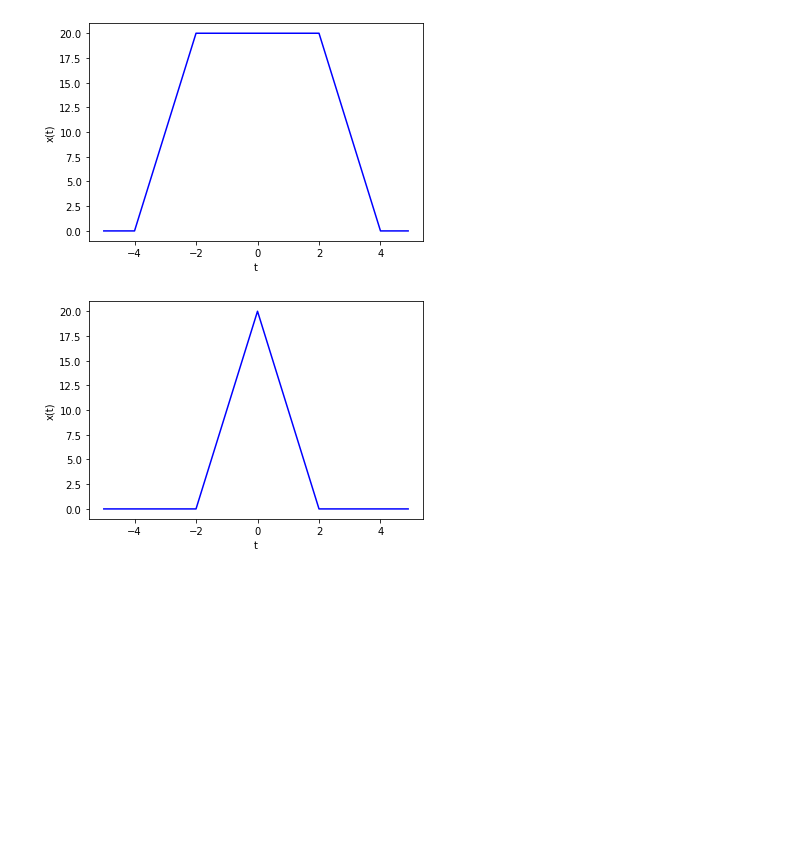
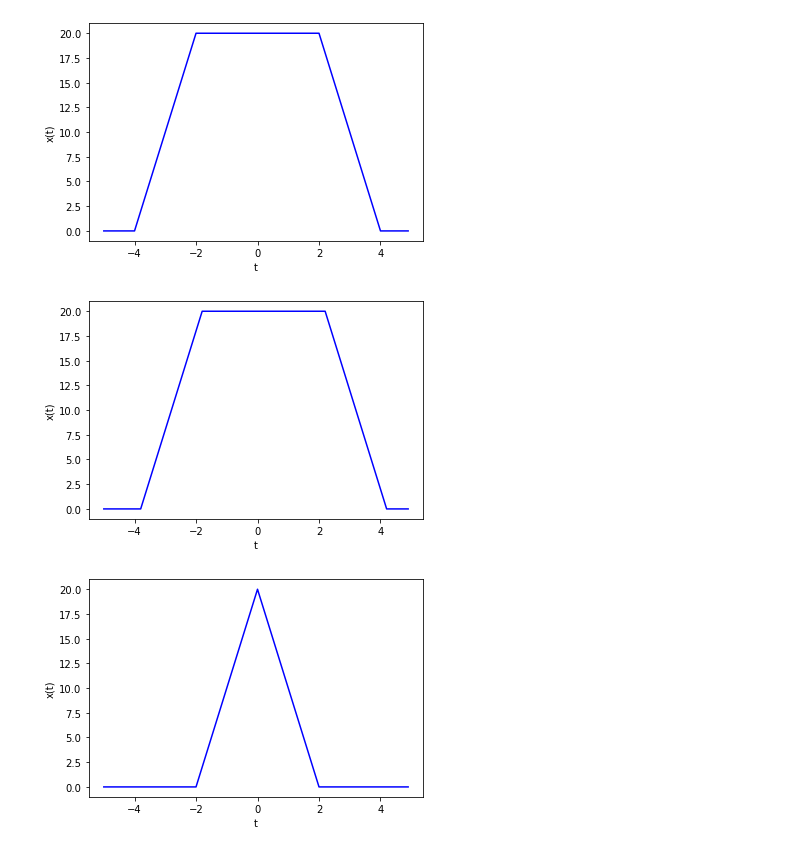
Before and after one commit to hoseinlook/signals_and_systems_hws, a Jupyter notebook: hw2/HW2_signals_and_systems.ipynb, the cells around one changed output. Saved outputs shown, nothing was run; the diff lists cells and outputs as text; code cells hidden in the pictures; blank space fills up the shorter version.

```diff
--- a/hw2/HW2_signals_and_systems.ipynb
+++ b/hw2/HW2_signals_and_systems.ipynb
@@ -89,6 +97,12 @@ y_t= convolution_ct(t,x,h)
 plot_ct_signal(t, y_t)
 # %% [output]
 [figure]
+# %%
+
+y_t= np.convolve(x(t),h(t),"same")
+plot_ct_signal(t, y_t)
+# %% [output]
+[figure, added]
 # %%
 t = np.arange(-5, 5, step=0.1)
 a=1
```
Also changed, not shown: parts of 14 cells of this notebook.
